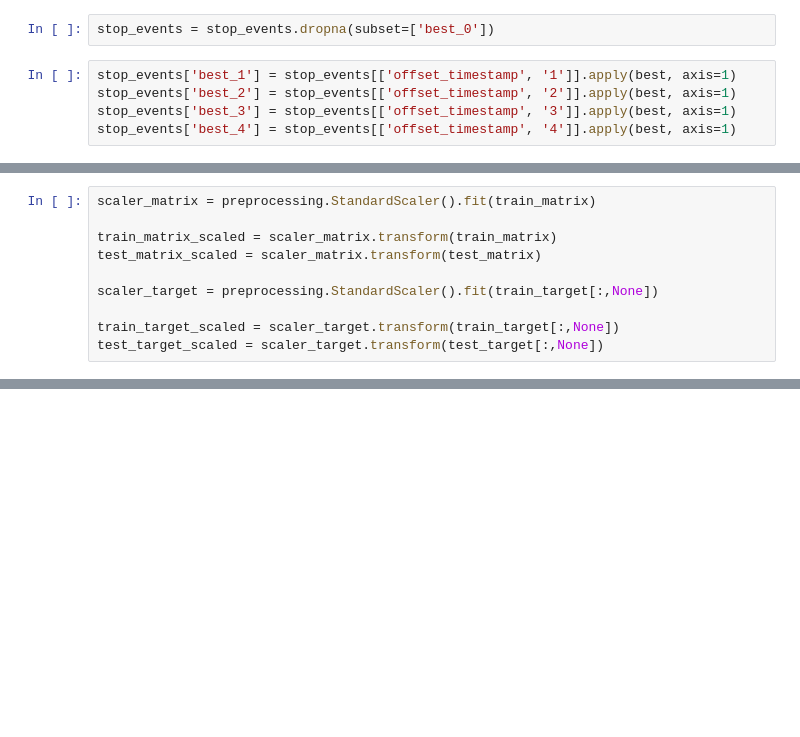
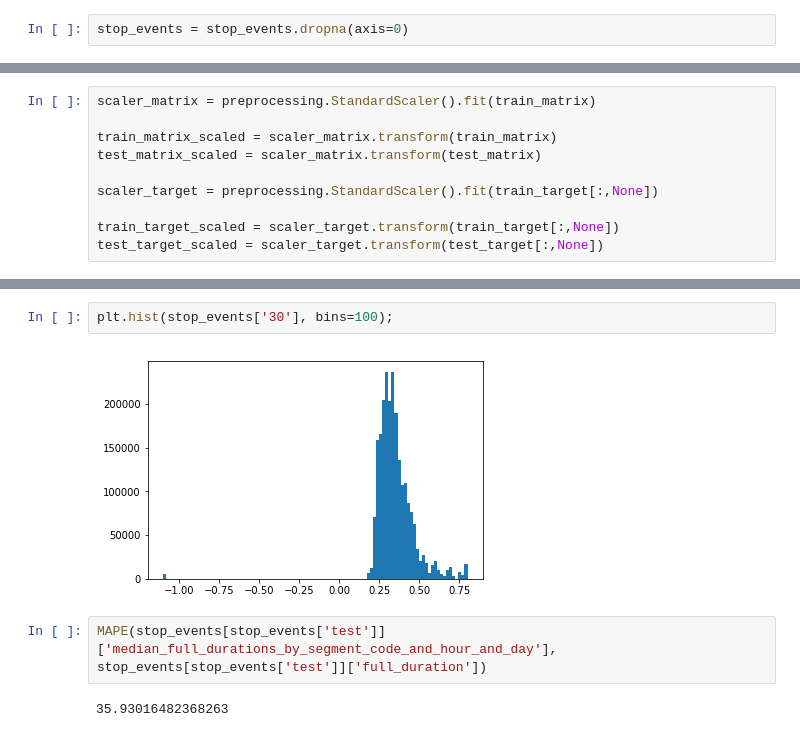
Before and after one commit to gingertom/buses, a Jupyter notebook: Data Exploration/first predictions.ipynb, the cells around one changed output, grey strips where cells are left out. Cells and saved outputs as stored; diff of their text form; blank space fills up the shorter version.

```diff
--- a/Data Exploration/first predictions.ipynb
+++ b/Data Exploration/first predictions.ipynb
@@ -86,7 +126,2 @@ stop_events['best_0'] = stop_events[['offset_timestamp', '0']].apply(best, axis=
 # %%
-stop_events = stop_events.dropna(subset=['best_0'])
+stop_events = stop_events.dropna(axis=0)
-# %%
-stop_events['best_1'] = stop_events[['offset_timestamp', '1']].apply(best, axis=1)
-stop_events['best_2'] = stop_events[['offset_timestamp', '2']].apply(best, axis=1)
-stop_events['best_3'] = stop_events[['offset_timestamp', '3']].apply(best, axis=1)
-stop_events['best_4'] = stop_events[['offset_timestamp', '4']].apply(best, axis=1)
@@ -253,0 +361,8 @@ print(rmse_NN)
+# %%
+plt.hist(stop_events['30'], bins=100);
+# %% [output]
+[figure, added]
+# %%
+MAPE(stop_events[stop_events['test']]['median_full_durations_by_segment_code_and_hour_and_day'], stop_events[stop_events['test']]['full_duration'])
+# %% [output]
+35.93016482368263
```
Also changed, not shown: parts of 63 cells of this notebook.
